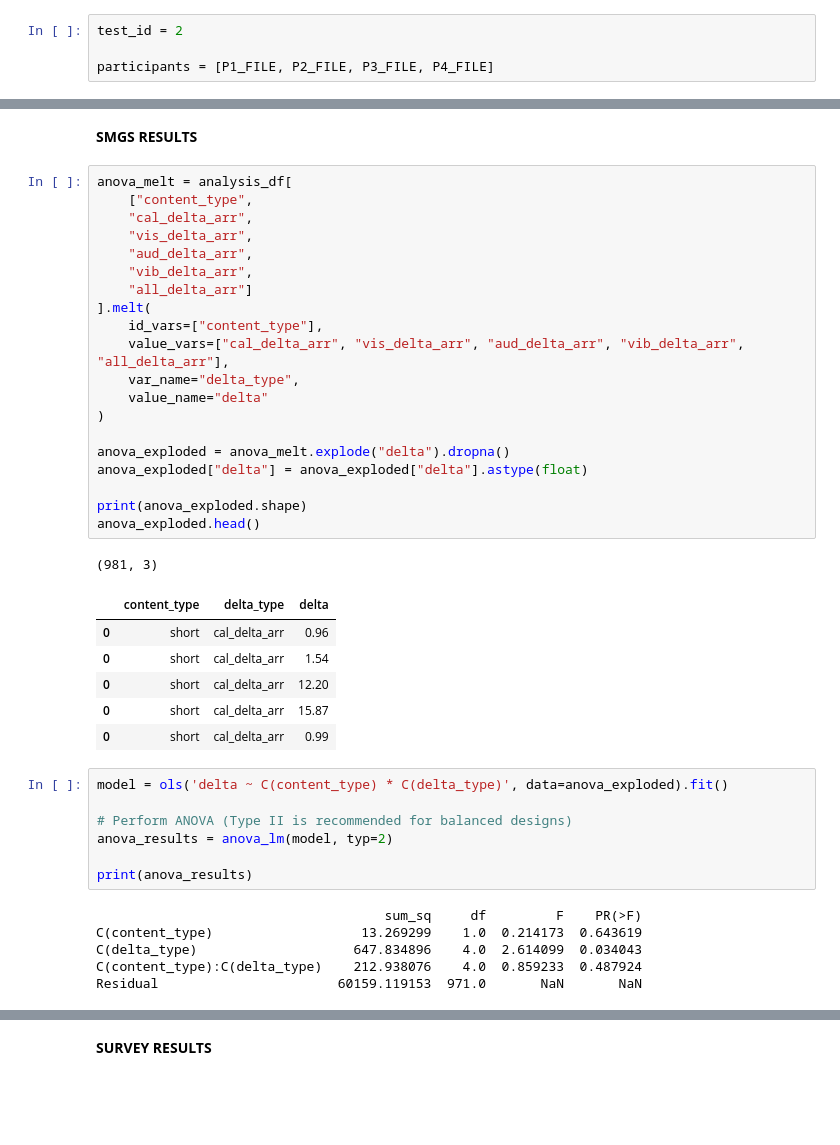
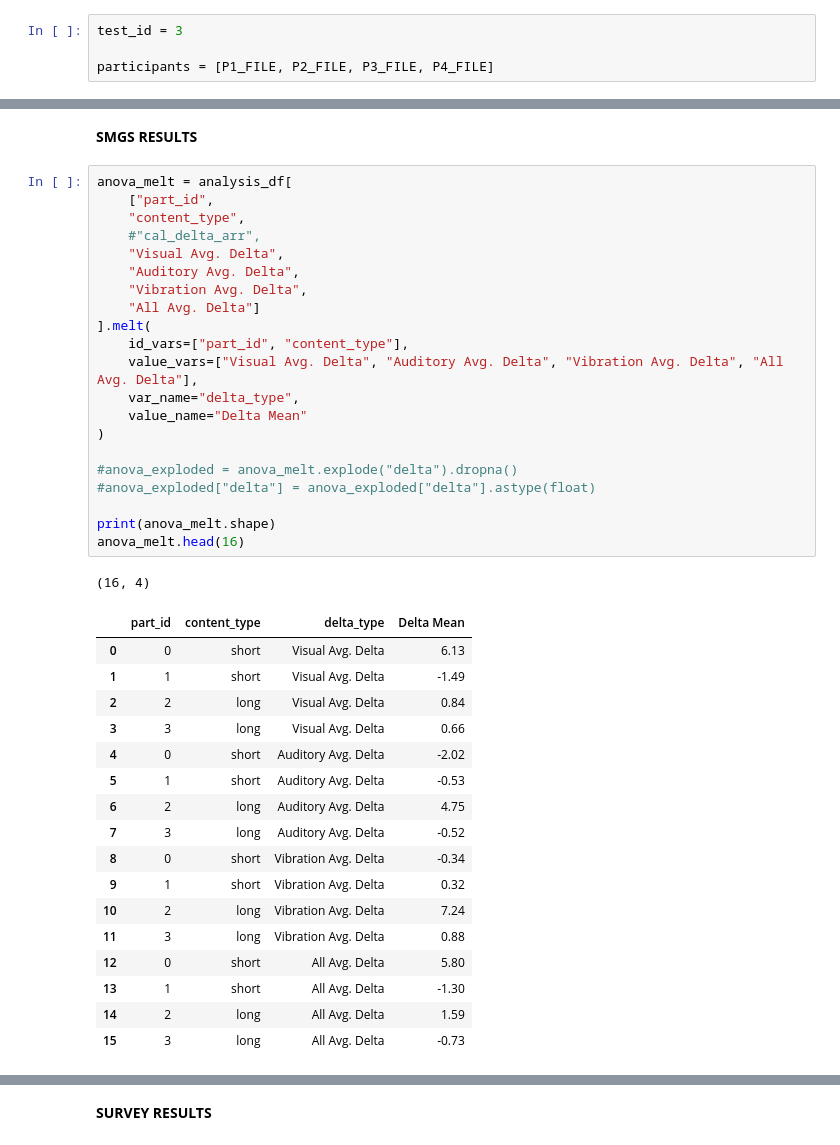
Before and after one commit to brigbrog/Scroll-Sensing-Visual-Array, a Jupyter notebook: analysis/pilot_study_graphmaker.ipynb, the cells around one changed output, grey strips where cells are left out. Cells and saved outputs as stored; diff of their text form; blank space fills up the shorter version.

Commit message:
corrected rm anova test for non linear data

```diff
--- a/analysis/pilot_study_graphmaker.ipynb
+++ b/analysis/pilot_study_graphmaker.ipynb
@@ -42,7 +42,7 @@ print(P4_FILE)
 ./edited/p3.csv
 ./edited/p4.csv
 # %%
-test_id = 2
+test_id = 3
 
 participants = [P1_FILE, P2_FILE, P3_FILE, P4_FILE]
 # %%
@@ -353,42 +383,41 @@ plt.show()
 **SMGS RESULTS**
 # %%
 anova_melt = analysis_df[
-    ["content_type",
-    "cal_delta_arr",
-    "vis_delta_arr",
-    "aud_delta_arr",
-    "vib_delta_arr",
-    "all_delta_arr"]
+    ["part_id",
+    "content_type",
+    #"cal_delta_arr",
+    "Visual Avg. Delta",
+    "Auditory Avg. Delta",
+    "Vibration Avg. Delta",
+    "All Avg. Delta"]
 ].melt(
-    id_vars=["content_type"],
-    value_vars=["cal_delta_arr", "vis_delta_arr", "aud_delta_arr", "vib_delta_arr", "all_delta_arr"],
+    id_vars=["part_id", "content_type"],
+    value_vars=["Visual Avg. Delta", "Auditory Avg. Delta", "Vibration Avg. Delta", "All Avg. Delta"],
     var_name="delta_type",
-    value_name="delta"
+    value_name="Delta Mean"
 )
 
-anova_exploded = anova_melt.explode("delta").dropna()
-anova_exploded["delta"] = anova_exploded["delta"].astype(float)
+#anova_exploded = anova_melt.explode("delta").dropna()
+#anova_exploded["delta"] = anova_exploded["delta"].astype(float)
 
-print(anova_exploded.shape)
-anova_exploded.head()
+print(anova_melt.shape)
+anova_melt.head(16)
 # %% [output]
-(981, 3)
+(16, 4)
-|  | content_type | delta_type | delta |
-| 0 | short | cal_delta_arr | 0.96 |
-| 0 | short | cal_delta_arr | 1.54 |
-| 0 | short | cal_delta_arr | 12.20 |
-| 0 | short | cal_delta_arr | 15.87 |
-| 0 | short | cal_delta_arr | 0.99 |
+|  | part_id | content_type | delta_type | Delta Mean |
+| 0 | 0 | short | Visual Avg. Delta | 6.13 |
+| 1 | 1 | short | Visual Avg. Delta | -1.49 |
+| 2 | 2 | long | Visual Avg. Delta | 0.84 |
+| 3 | 3 | long | Visual Avg. Delta | 0.66 |
+| 4 | 0 | short | Auditory Avg. Delta | -2.02 |
+| 5 | 1 | short | Auditory Avg. Delta | -0.53 |
+| 6 | 2 | long | Auditory Avg. Delta | 4.75 |
+| 7 | 3 | long | Auditory Avg. Delta | -0.52 |
+| 8 | 0 | short | Vibration Avg. Delta | -0.34 |
+| 9 | 1 | short | Vibration Avg. Delta | 0.32 |
+| 10 | 2 | long | Vibration Avg. Delta | 7.24 |
+| 11 | 3 | long | Vibration Avg. Delta | 0.88 |
+| 12 | 0 | short | All Avg. Delta | 5.80 |
+| 13 | 1 | short | All Avg. Delta | -1.30 |
+| 14 | 2 | long | All Avg. Delta | 1.59 |
+| 15 | 3 | long | All Avg. Delta | -0.73 |
-# %%
-model = ols('delta ~ C(content_type) * C(delta_type)', data=anova_exploded).fit()
-
-# Perform ANOVA (Type II is recommended for balanced designs)
-anova_results = anova_lm(model, typ=2)
-
-print(anova_results)
-# %% [output]
-                                     sum_sq     df         F    PR(>F)
-C(content_type)                   13.269299    1.0  0.214173  0.643619
-C(delta_type)                    647.834896    4.0  2.614099  0.034043
-C(content_type):C(delta_type)    212.938076    4.0  0.859233  0.487924
-Residual                       60159.119153  971.0       NaN       NaN
```
Also changed, not shown: parts of 7 cells of this notebook.
